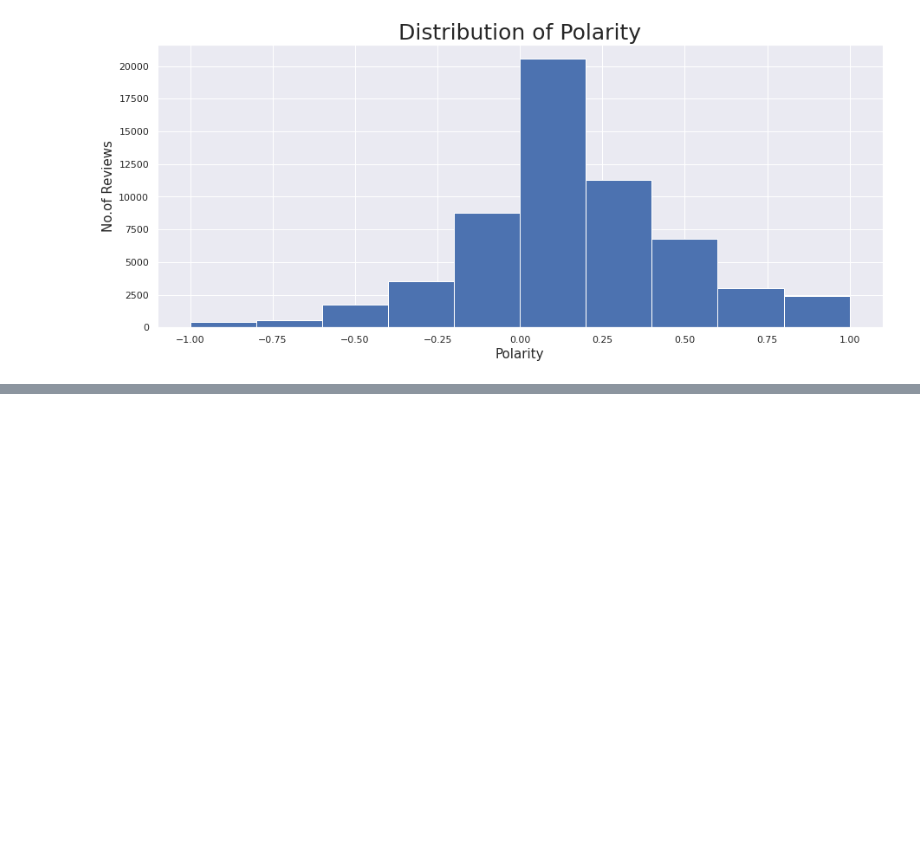
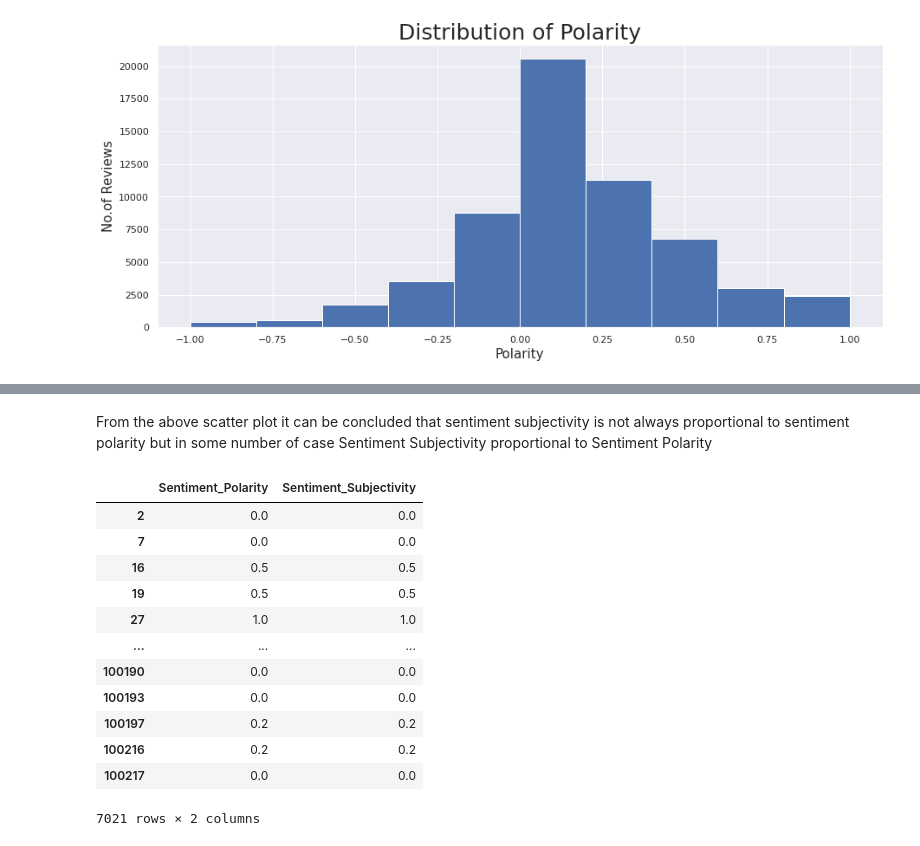
Before and after one commit to victorious07/Play-Store-App-Review-Analysis, a Jupyter notebook: Play_Store_App_Review_Analysis_Capstone_Project.ipynb, the cells around one changed output, grey strips where cells are left out. Saved outputs shown, nothing was run; the diff lists cells and outputs as text; code cells hidden in the pictures; blank space fills up the shorter version.

```diff
--- a/Play_Store_App_Review_Analysis_Capstone_Project.ipynb
+++ b/Play_Store_App_Review_Analysis_Capstone_Project.ipynb
@@ -1089,0 +1106,19 @@ Text(0.5, 1.0, 'Distribution of Polarity')
+# %% [markdown]
+From the above scatter plot it can be concluded that sentiment subjectivity is not always proportional to sentiment polarity but in some number of case Sentiment Subjectivity proportional to Sentiment Polarity
+# %%
+#Sentiment Subjectivity proportional to Sentiment Polarity
+app_review_df.loc[app_review_df['Sentiment_Polarity'] == app_review_df['Sentiment_Subjectivity'], ['Sentiment_Polarity', 'Sentiment_Subjectivity']]
+# %% [output]
+|  | Sentiment_Polarity | Sentiment_Subjectivity |
+| 2 | 0.0 | 0.0 |
+| 7 | 0.0 | 0.0 |
+| 16 | 0.5 | 0.5 |
+| 19 | 0.5 | 0.5 |
+| 27 | 1.0 | 1.0 |
+| ... | ... | ... |
+| 100190 | 0.0 | 0.0 |
+| 100193 | 0.0 | 0.0 |
+| 100197 | 0.2 | 0.2 |
+| 100216 | 0.2 | 0.2 |
+| 100217 | 0.0 | 0.0 |
+7021 rows × 2 columns
```
Also changed, not shown: parts of 9 cells of this notebook.
